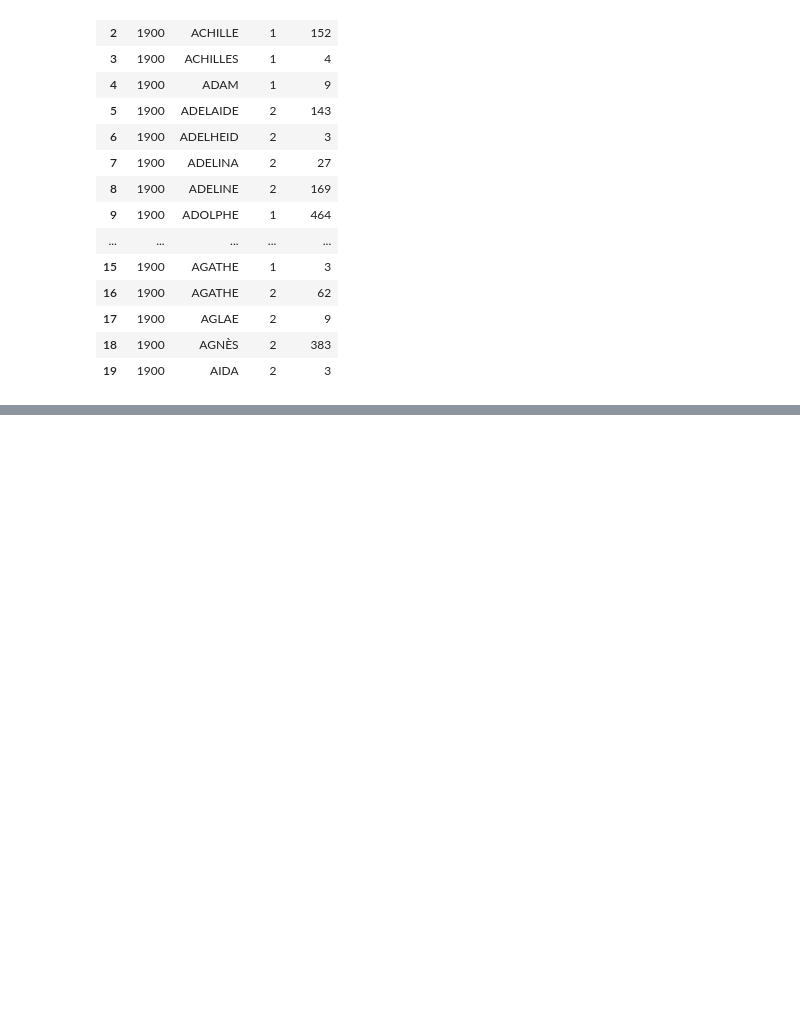
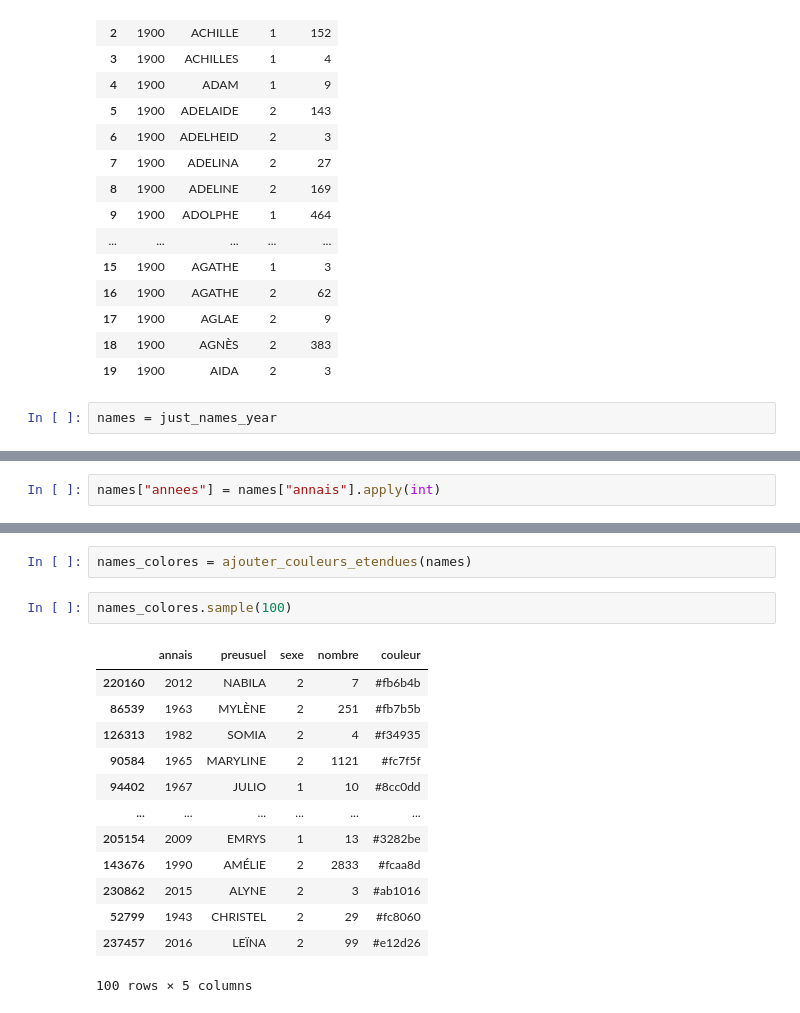
Before and after one commit to msenart/visualisation-for-babies, a Jupyter notebook: Visualisation 1/baby-names-1.ipynb, the cells around one changed output, grey strips where cells are left out. Drawn from its saved outputs; the diff is of its cells as text; blank space fills up the shorter version.

Commit message:
avancement de baby names 1

```diff
--- a/Visualisation 1/baby-names-1.ipynb
+++ b/Visualisation 1/baby-names-1.ipynb
@@ -152,3 +151,5 @@ just_names_year.head(20)
 | 17 | 1900 | AGLAE | 2 | 9 |
 | 18 | 1900 | AGNÈS | 2 | 383 |
 | 19 | 1900 | AIDA | 2 | 3 |
+# %%
+names = just_names_year
@@ -154,0 +185,2 @@ just_names_year.head(20)
+# %%
+names["annees"] = names["annais"].apply(int)
@@ -179,0 +325,18 @@ just_names_year.head(20)
+# %%
+names_colores = ajouter_couleurs_etendues(names)
+# %%
+names_colores.sample(100)
+# %% [output]
+|  | annais | preusuel | sexe | nombre | couleur |
+| 220160 | 2012 | NABILA | 2 | 7 | #fb6b4b |
+| 86539 | 1963 | MYLÈNE | 2 | 251 | #fb7b5b |
+| 126313 | 1982 | SOMIA | 2 | 4 | #f34935 |
+| 90584 | 1965 | MARYLINE | 2 | 1121 | #fc7f5f |
+| 94402 | 1967 | JULIO | 1 | 10 | #8cc0dd |
+| ... | ... | ... | ... | ... | ... |
+| 205154 | 2009 | EMRYS | 1 | 13 | #3282be |
+| 143676 | 1990 | AMÉLIE | 2 | 2833 | #fcaa8d |
+| 230862 | 2015 | ALYNE | 2 | 3 | #ab1016 |
+| 52799 | 1943 | CHRISTEL | 2 | 29 | #fc8060 |
+| 237457 | 2016 | LEÏNA | 2 | 99 | #e12d26 |
+100 rows × 5 columns
```
Also changed, not shown: parts of 11 cells of this notebook.
